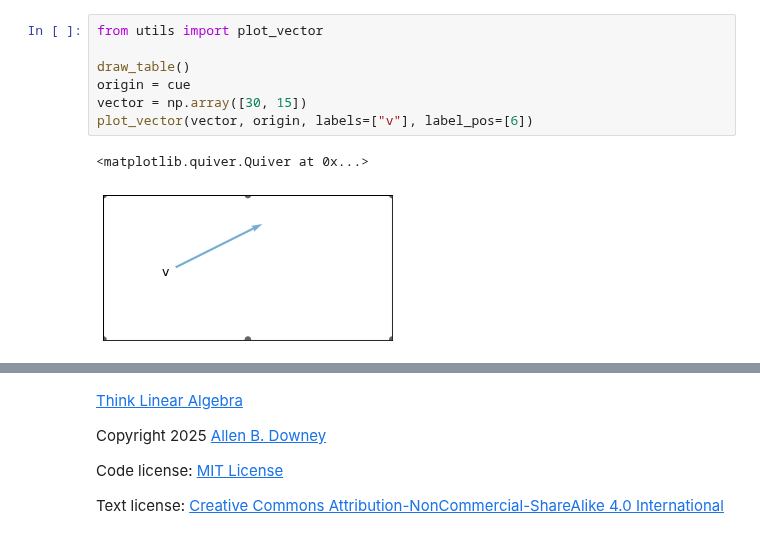
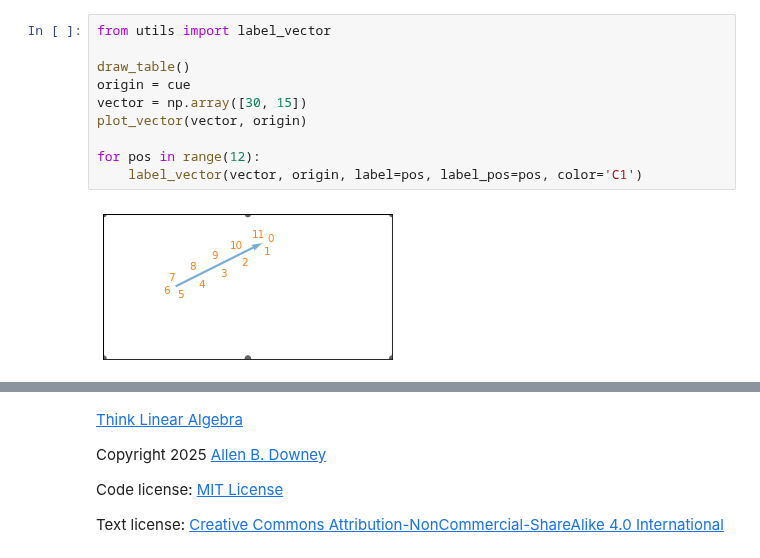
Before and after one commit to AllenDowney/ThinkLinearAlgebra, a Jupyter notebook: soln/dot.ipynb, the cells around one changed output, grey strips where cells are left out. Drawn from its saved outputs; the diff is of its cells as text.

```diff
--- a/soln/dot.ipynb
+++ b/soln/dot.ipynb
@@ -303,13 +302,15 @@ np.False_
 # %%
-from utils import plot_vector
+from utils import label_vector
 
 draw_table()
 origin = cue
 vector = np.array([30, 15])
-plot_vector(vector, origin, labels=["v"], label_pos=[6])
+plot_vector(vector, origin)
+
+for pos in range(12):
+    label_vector(vector, origin, label=pos, label_pos=pos, color='C1')
 # %% [output]
-<matplotlib.quiver.Quiver at 0x...>
-[figure, old version]
+[figure, new version]
 [interactive output not drawn]
 # %% [markdown]
 [Think Linear Algebra](https://allendowney.github.io/ThinkLinearAlgebra/index.html)
```
Also changed, not shown: parts of 6 cells of this notebook, 1 other file.
